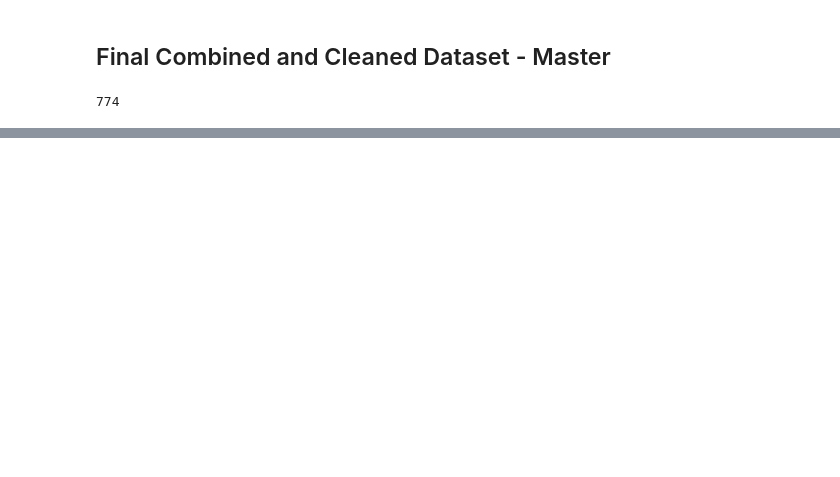
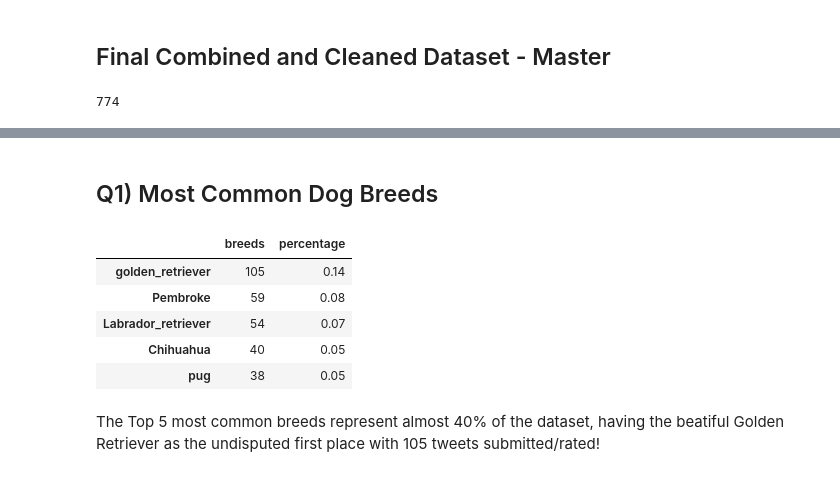
Before and after one commit to marcellovictorino/DAND_4_Data_Wrangling, a Jupyter notebook: 3) Project 4 - WeRateDogs Twitter/wrangle_act.ipynb, the cells around one changed output, grey strips where cells are left out. Drawn from its saved outputs; the diff is of its cells as text; code cells hidden in the pictures; blank space fills up the shorter version.

```diff
--- a/3) Project 4 - WeRateDogs Twitter/wrangle_act.ipynb
+++ b/3) Project 4 - WeRateDogs Twitter/wrangle_act.ipynb
@@ -406,0 +435,2 @@ len(twitter_archive_master)
+# %% [markdown]
+## Q1) Most Common Dog Breeds
@@ -406,0 +440,15 @@ len(twitter_archive_master)
+# %%
+top5_common_breeds = pd.DataFrame()
+top5_common_breeds['breeds'] = df.breed.value_counts()[:5]
+top5_common_breeds['percentage'] = round(top5_common_breeds/len(df), 2)
+# %%
+top5_common_breeds
+# %% [output]
+|  | breeds | percentage |
+| golden_retriever | 105 | 0.14 |
+| Pembroke | 59 | 0.08 |
+| Labrador_retriever | 54 | 0.07 |
+| Chihuahua | 40 | 0.05 |
+| pug | 38 | 0.05 |
+# %% [markdown]
+The Top 5 most common breeds represent almost 40% of the dataset, having the beatiful Golden Retriever as the undisputed first place with 105 tweets submitted/rated!
```
Also changed, not shown: parts of 10 cells of this notebook, 2 other files.
